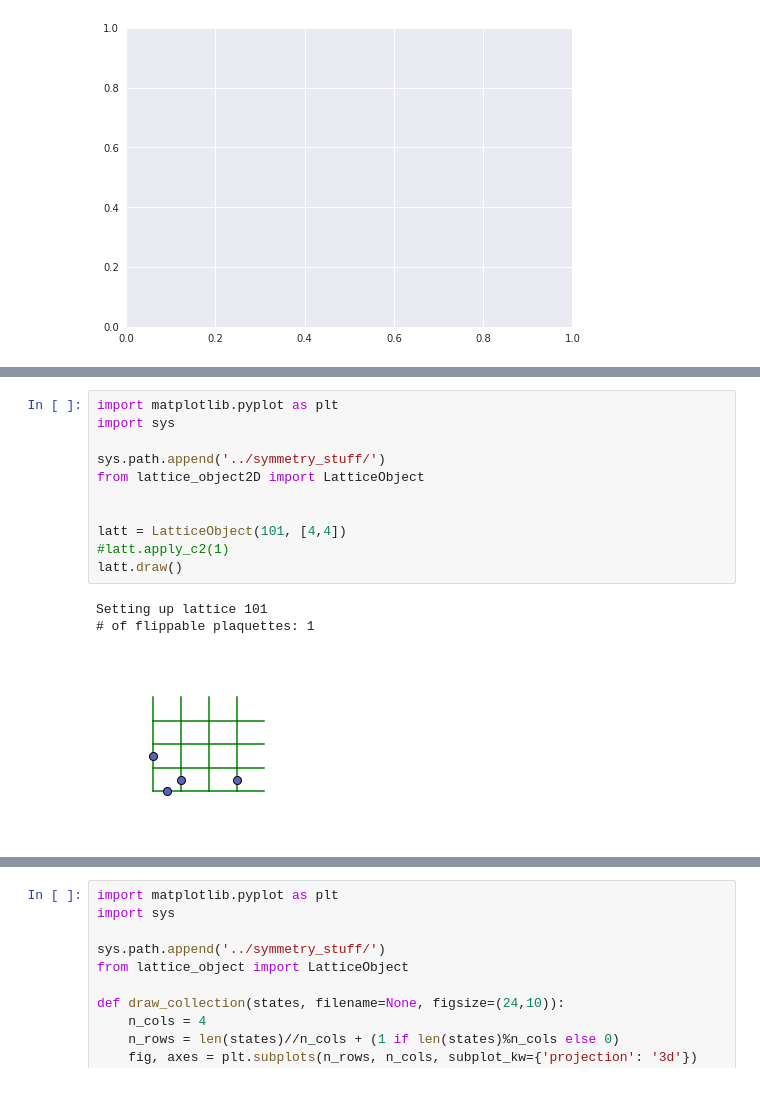
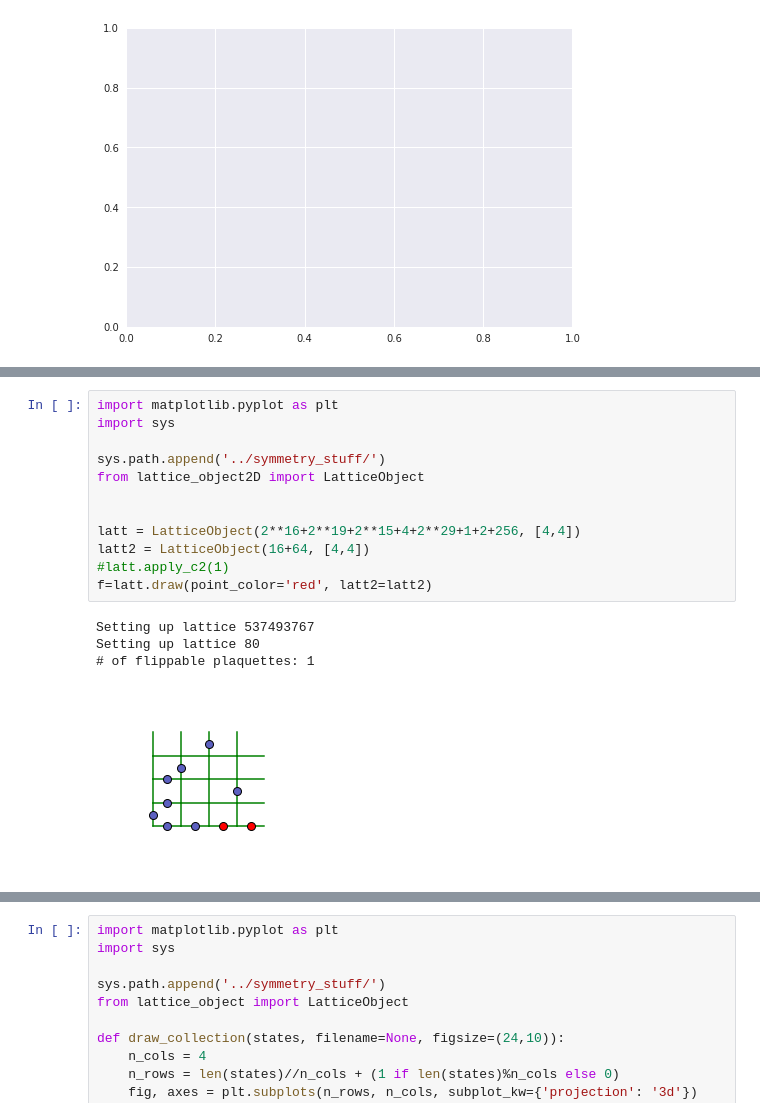
Before and after one commit to cygnus2/FQLMs, a Jupyter notebook: python_notebooks/lattice_vis_2d.ipynb, the cells around one changed output, grey strips where cells are left out. Saved outputs shown, nothing was run; the diff lists cells and outputs as text.

Commit message:
updated lattice vis 2d

```diff
--- a/python_notebooks/lattice_vis_2d.ipynb
+++ b/python_notebooks/lattice_vis_2d.ipynb
@@ -45,15 +131,17 @@ NameError: name 'eigenstates' is not defined
 # %%
 import matplotlib.pyplot as plt
 import sys
 
 sys.path.append('../symmetry_stuff/')
 from lattice_object2D import LatticeObject
 
 
-latt = LatticeObject(101, [4,4])
+latt = LatticeObject(2**16+2**19+2**15+4+2**29+1+2+256, [4,4])
+latt2 = LatticeObject(16+64, [4,4])
 #latt.apply_c2(1)
-latt.draw()
+f=latt.draw(point_color='red', latt2=latt2)
 # %% [output]
-Setting up lattice 101
+Setting up lattice 537493767
+Setting up lattice 80
 # of flippable plaquettes: 1
-[figure, old version]
+[figure, new version]
```
Also changed, not shown: parts of 15 cells of this notebook.
